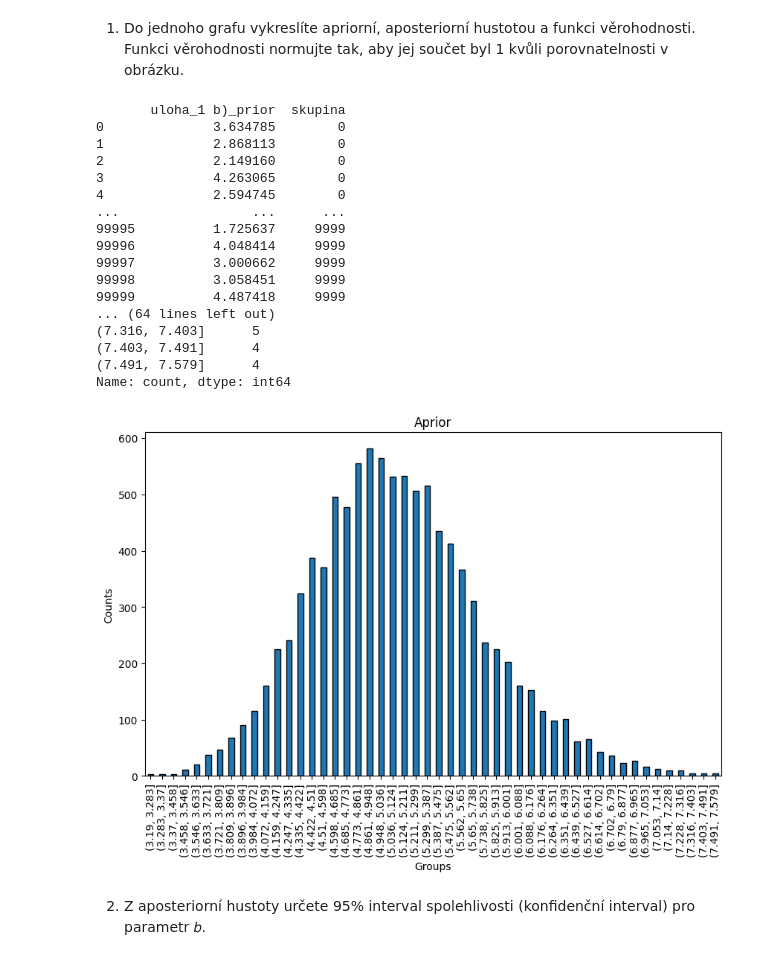
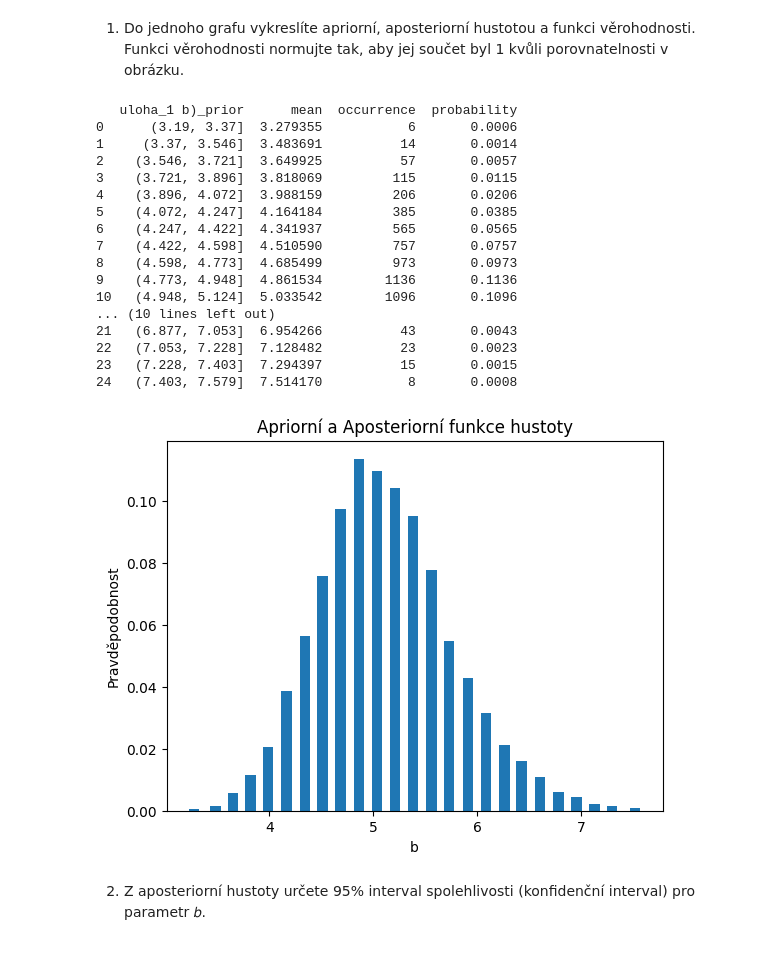
Before and after one commit to jakubKuznik/MSP-2-project, a Jupyter notebook: Kuzník_MSP_2-projekt.ipynb, the cells around one changed output. Saved outputs shown, nothing was run; the diff lists cells and outputs as text; code cells hidden in the pictures.

Commit message:
1b aprior

```diff
--- a/Kuzník_MSP_2-projekt.ipynb
+++ b/Kuzník_MSP_2-projekt.ipynb
@@ -174,61 +174,68 @@ v obrázku.
 # %%
 # Historicke zaznamy o delce trvání zpracování procesu
 # serie pozorovani po 10
 # ([délka trváni],[serie_pozorovani])
 data_1b_prior = data_uloha_1[['uloha_1 b)_prior', 'skupina']].dropna()
 # Nase pozorovani délky trvání procesu
 data_1b_pozorovani = data_uloha_1['uloha_1 b)_pozorování'].dropna().tolist()
 
-print(data_1b_prior)
+mi_1b=3
+rozpyl_1b=1
+a_1b=1
+
+# kolik budeme mit bins
+DISK_HODN=40
 
 # APRIOR
+# b odhadujeme (maximální dobu trvání zpracování procesu)
 # najdu nejvetsi hodnotu v kazde skupine
 idxmax_values = data_1b_prior.groupby('skupina')['uloha_1 b)_prior'].idxmax()
 # z techto nejvetsich hodnot udelame datovou sadu
 new_dataset_1b = data_1b_prior.loc[idxmax_values]
 # Vytvorime diskretni rozdeleni pro nasi novou sadu
 #    tak ze cely interval hodnot rozdelime na x hodnot
 #   - kazdemu intervalu dame představitele (střední hodnotu)
 #   - timto ziskame ruzne pravdepodobnoti pro parametr B
-
-grouped_counts = pd.cut(new_dataset_1b['uloha_1 b)_prior'], bins=50).value_counts()
+grouped_counts = pd.cut(new_dataset_1b['uloha_1 b)_prior'], bins=DISK_HODN).value_counts()
 # seřazení podle intervalu
 grouped_counts = grouped_counts.sort_index()
-
-print(new_dataset_1b)
-
-print(grouped_counts)
-
-grouped_counts.plot(kind='bar', edgecolor='black', figsize=(10, 6))
-plt.title('Aprior')
-plt.xlabel('Groups')
-plt.ylabel('Counts')
-plt.show()
+# Střední hodnoty pro každý bin
+grouped_means = new_dataset_1b.groupby(pd.cut(new_dataset_1b['uloha_1 b)_prior'], bins=DISK_HODN), observed=False).mean()
+# Spojeni strednich hodnot a jejich vyskytu do noveho datasetu
+mean_occur_1b = pd.DataFrame({'mean': grouped_means['uloha_1 b)_prior'], 'occurrence': grouped_counts})
+# Reset index
+mean_occur_1b.reset_index(inplace=True)
+# celkovy pocet vyskytu
+total_occurrences = mean_occur_1b['occurrence'].sum()
 
 
-mi_1b=3
-rozpyl_1b=1
-a_1b=1
-# b odhadujeme (maximální dobu trvání zpracování procesu)
+mean_occur_1b['probability'] = mean_occur_1b['occurrence'] / total_occurrences
+print(mean_occur_1b)
+# Plot PDF (Probability Density Function)
+plt.bar(mean_occur_1b['mean'], mean_occur_1b['probability'], width=0.1)  # Adjust width as needed
+plt.xlabel('b')
+plt.ylabel('Pravděpodobnost')
+plt.title('Apriorní a Aposteriorní funkce hustoty')
+plt.show()
 # %% [output]
-       uloha_1 b)_prior  skupina
-0              3.634785        0
-1              2.868113        0
-2              2.149160        0
-3              4.263065        0
-4              2.594745        0
-...                 ...      ...
-99995          1.725637     9999
-99996          4.048414     9999
-99997          3.000662     9999
-99998          3.058451     9999
-99999          4.487418     9999
-... (64 lines left out)
-(7.316, 7.403]      5
-(7.403, 7.491]      4
-(7.491, 7.579]      4
-Name: count, dtype: int64
+   uloha_1 b)_prior      mean  occurrence  probability
+0      (3.19, 3.37]  3.279355           6       0.0006
+1     (3.37, 3.546]  3.483691          14       0.0014
+2    (3.546, 3.721]  3.649925          57       0.0057
+3    (3.721, 3.896]  3.818069         115       0.0115
+4    (3.896, 4.072]  3.988159         206       0.0206
+5    (4.072, 4.247]  4.164184         385       0.0385
+6    (4.247, 4.422]  4.341937         565       0.0565
+7    (4.422, 4.598]  4.510590         757       0.0757
+8    (4.598, 4.773]  4.685499         973       0.0973
+9    (4.773, 4.948]  4.861534        1136       0.1136
+10   (4.948, 5.124]  5.033542        1096       0.1096
+... (10 lines left out)
+21   (6.877, 7.053]  6.954266          43       0.0043
+22   (7.053, 7.228]  7.128482          23       0.0023
+23   (7.228, 7.403]  7.294397          15       0.0015
+24   (7.403, 7.579]  7.514170           8       0.0008
-[figure, old version]
+[figure, new version]
 # %% [markdown]
 2) Z aposteriorní hustoty určete 95% interval spolehlivosti (konfidenční interval) pro
 parametr 𝑏.
```
